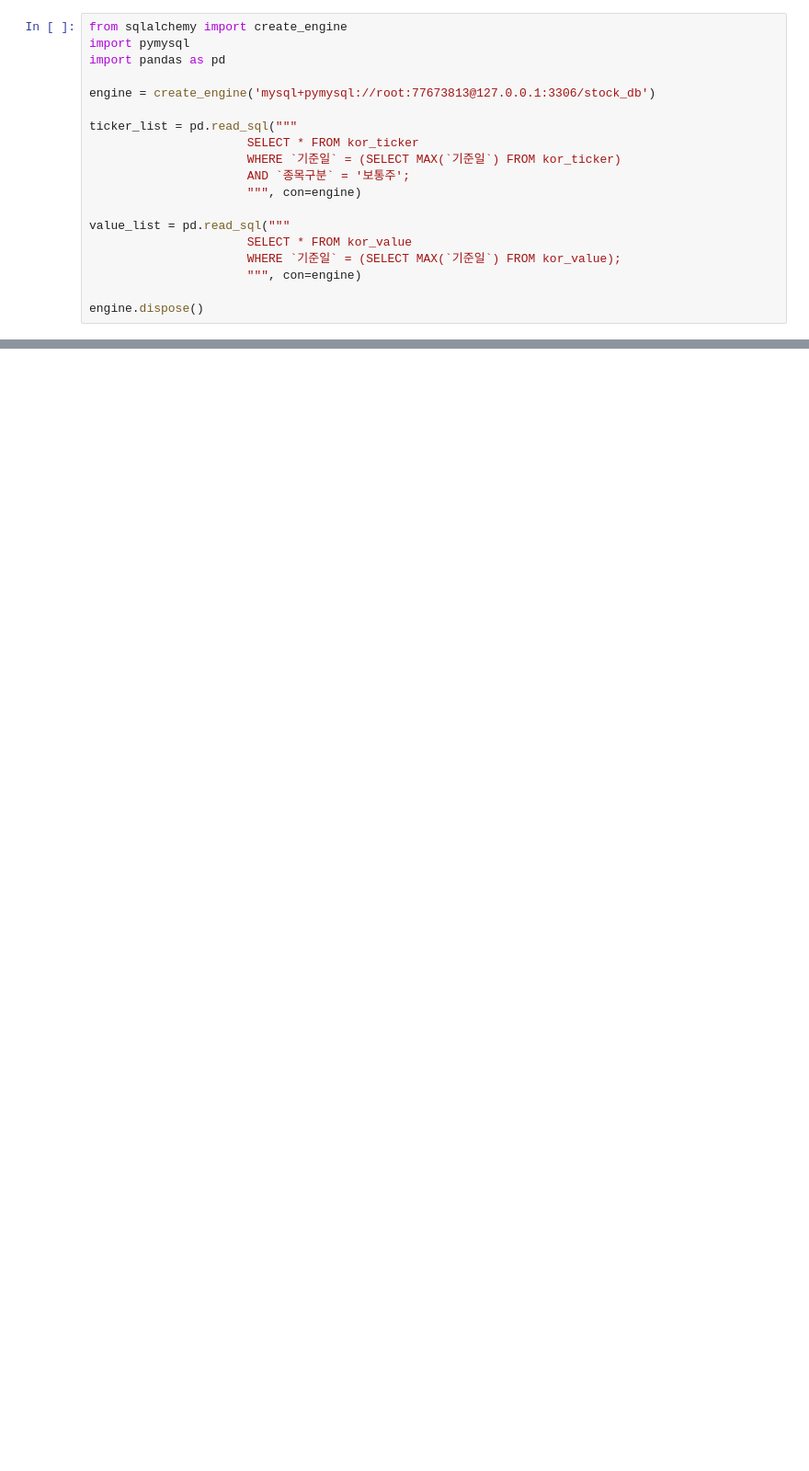
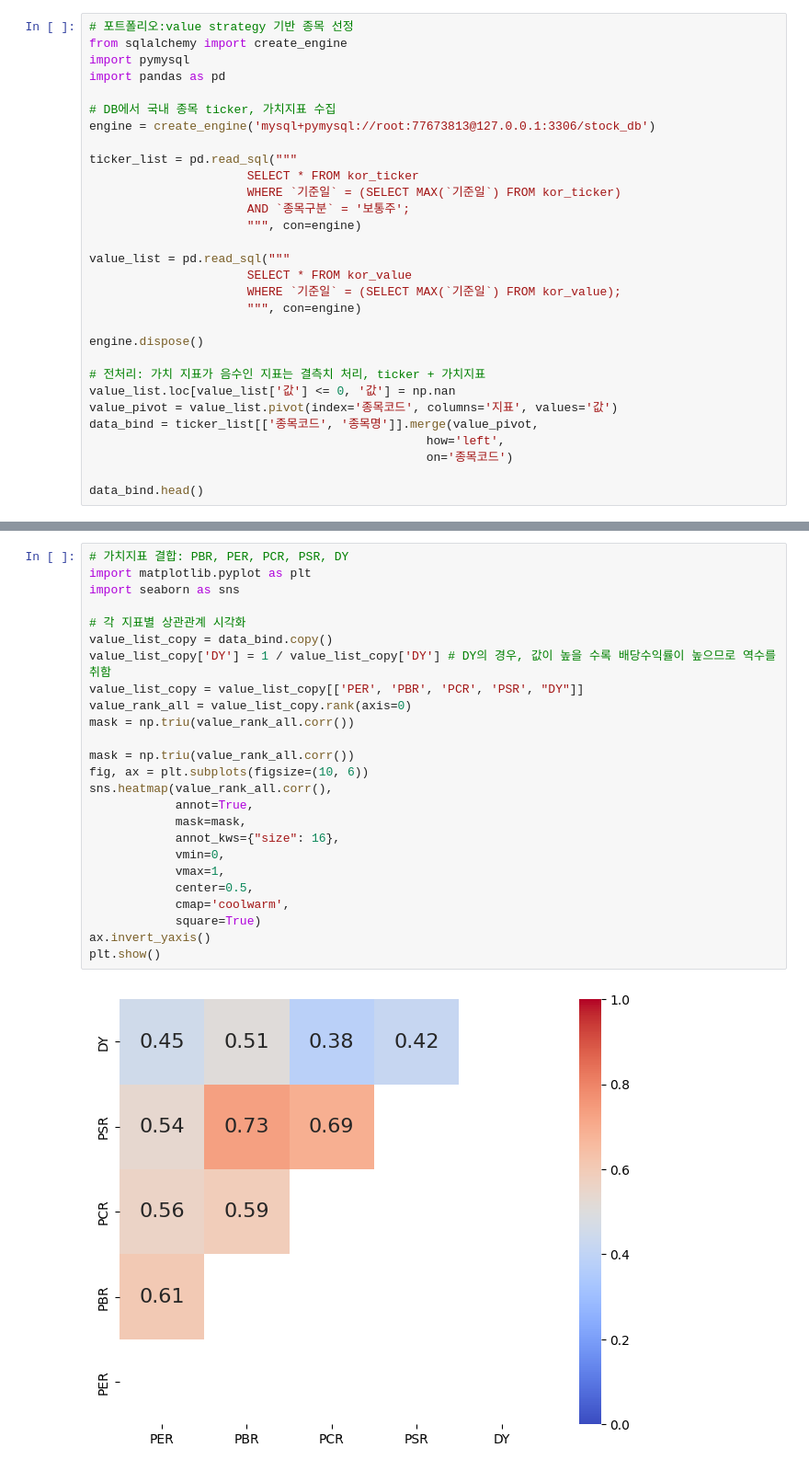
Before and after one commit to yoounyoungheon/Quant_yh, a Jupyter notebook: quant.ipynb, the cells around one changed output, grey strips where cells are left out. Shown at 92% size. Cells and saved outputs as stored; diff of their text form; blank space fills up the shorter version.

```diff
--- a/quant.ipynb
+++ b/quant.ipynb
@@ -304,8 +713,10 @@ df_pbr_cum.plot(figsize=(10,6), legend = 'reverse', title = 'Log Cumulative Retu
 # %%
+# 포트폴리오:value strategy 기반 종목 선정
 from sqlalchemy import create_engine
 import pymysql
 import pandas as pd
 
+# DB에서 국내 종목 ticker, 가치지표 수집
 engine = create_engine('mysql+pymysql://root:77673813@127.0.0.1:3306/stock_db')
 
 ticker_list = pd.read_sql("""
@@ -320,4 +731,13 @@ value_list = pd.read_sql("""
                       """, con=engine)
 
 engine.dispose()
+
+# 전처리: 가치 지표가 음수인 지표는 결측치 처리, ticker + 가치지표
+value_list.loc[value_list['값'] <= 0, '값'] = np.nan
+value_pivot = value_list.pivot(index='종목코드', columns='지표', values='값')
+data_bind = ticker_list[['종목코드', '종목명']].merge(value_pivot,
+                                               how='left',
+                                               on='종목코드')
+
+data_bind.head()
 # %% [output]
@@ -327,0 +773,27 @@ ProgrammingError: (pymysql.err.ProgrammingError) (1146, "Table 'stock_db.kor_tic
+# %%
+# 가치지표 결합: PBR, PER, PCR, PSR, DY
+import matplotlib.pyplot as plt
+import seaborn as sns
+
+# 각 지표별 상관관계 시각화
+value_list_copy = data_bind.copy()
+value_list_copy['DY'] = 1 / value_list_copy['DY'] # DY의 경우, 값이 높을 수록 배당수익률이 높으므로 역수를 취함
+value_list_copy = value_list_copy[['PER', 'PBR', 'PCR', 'PSR', "DY"]]
+value_rank_all = value_list_copy.rank(axis=0)
+mask = np.triu(value_rank_all.corr())
+
+mask = np.triu(value_rank_all.corr())
+fig, ax = plt.subplots(figsize=(10, 6))
+sns.heatmap(value_rank_all.corr(),
+            annot=True,
+            mask=mask,
+            annot_kws={"size": 16},
+            vmin=0,
+            vmax=1,
+            center=0.5,
+            cmap='coolwarm',
+            square=True)
+ax.invert_yaxis()
+plt.show()
+# %% [output]
+[figure, added]
```
Also changed, not shown: parts of 63 cells of this notebook, 4 other files.
